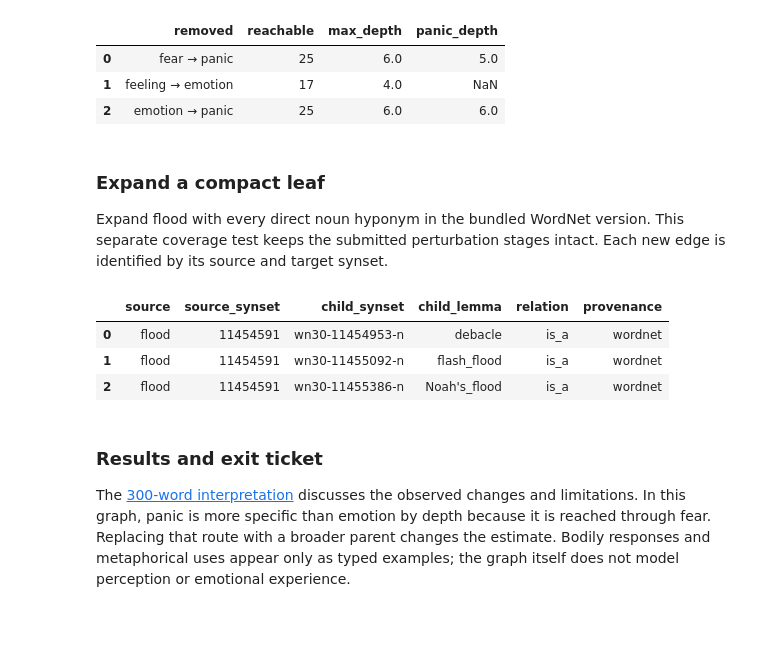
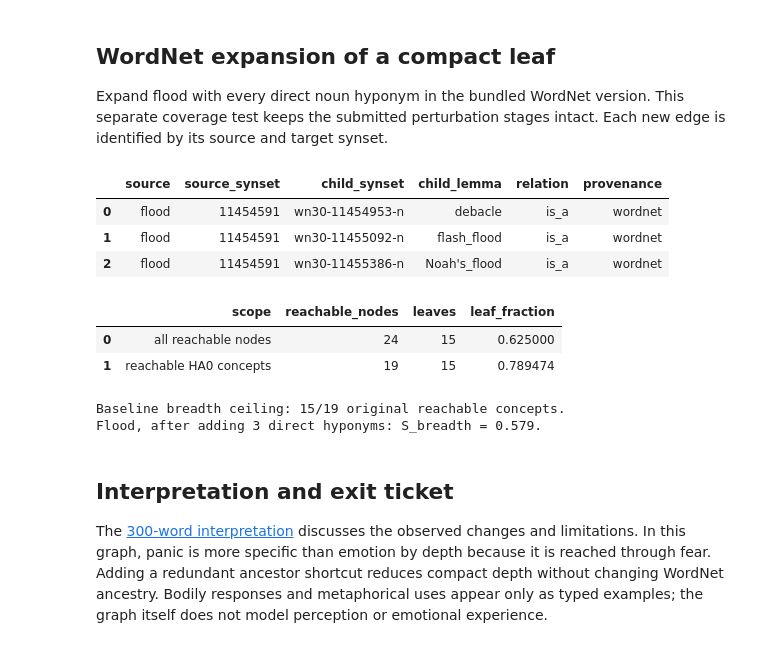
Before and after one commit to nnevdokimov/embodied-ai-emotion-homework, a Jupyter notebook: HA2_Emotion/HA2_network.ipynb, the cells around one changed output. Saved outputs shown, nothing was run; the diff lists cells and outputs as text; code cells hidden in the pictures.

```diff
--- a/HA2_Emotion/HA2_network.ipynb
+++ b/HA2_Emotion/HA2_network.ipynb
@@ -665,66 +500,44 @@ display(depths)
-# %%
-single_removals = []
-for row in remove_rows.itertuples():
-    mask = (
-        added_edges.source.eq(row.source)
-        & added_edges.target.eq(row.target)
-        & added_edges.type.eq(row.type)
-    )
-    table = specificity_table(added_edges.loc[~mask]).set_index('id')
-    single_removals.append(
-        {
-            'removed': f'{row.source} → {row.target}',
-            'reachable': int(table.reachable.sum()),
-            'max_depth': table.depth_min.max(),
-            'panic_depth': table.loc['panic', 'depth_min'],
-        }
-    )
-single_removals = pd.DataFrame(single_removals)
-single_removals.to_csv(results_dir / 'single_removals.csv', index=False)
-display(single_removals)
-# %% [output]
-|  | removed | reachable | max_depth | panic_depth |
-| 0 | fear → panic | 25 | 6.0 | 5.0 |
-| 1 | feeling → emotion | 17 | 4.0 | NaN |
-| 2 | emotion → panic | 25 | 6.0 | 6.0 |
 # %% [markdown]
-### Expand a compact leaf
+## WordNet expansion of a compact leaf
 
 Expand flood with every direct noun hyponym in the bundled WordNet version. This separate coverage test keeps the submitted perturbation stages intact. Each new edge is identified by its source and target synset.
 # %%
-expanded = baseline_taxonomy.copy()
+expanded = T0.copy()
 expansion = []
 for offset, parents in wordnet_parents.items():
     if offsets['flood'] in parents:
         child = 'wn30-' + offset + '-n'
         expanded.add_edge('flood', child)
-        expansion.append(
-            {
-                'source': 'flood',
-                'source_synset': offsets['flood'],
-                'child_synset': child,
-                'child_lemma': wordnet_lemmas[offset][0],
-                'relation': 'is_a',
-                'provenance': 'wordnet',
-            }
-        )
+        expansion.append({'source': 'flood', 'source_synset': offsets['flood'],
+                          'child_synset': child, 'child_lemma': wordnet_lemmas[offset][0],
+                          'relation': 'is_a', 'provenance': 'wordnet'})
 expansion = pd.DataFrame(expansion)
 expansion.to_csv(results_dir / 'flood_hyponyms.csv', index=False)
 display(expansion)
 count = len(nx.descendants(expanded, 'flood'))
 max_count = len(nx.descendants(expanded, ROOT))
-expanded_score = 1 - np.log1p(count) / np.log1p(max_count)
+expanded_score = 1 - np.log1p(count)/np.log1p(max_count)
 original = baseline[baseline.id.isin(ha0.term) & baseline.reachable]
-print(
-    f'Baseline breadth ceiling: {original.S_breadth.eq(1).sum()}/{len(original)} original reachable concepts.'
-)
+coverage = []
+for scope, table in [('all reachable nodes', baseline.loc[baseline.reachable]), ('reachable HA0 concepts', original)]:
+    leaves = int(table.descendants.eq(0).sum())
+    coverage.append({'scope': scope, 'reachable_nodes': len(table), 'leaves': leaves, 'leaf_fraction': leaves / len(table)})
+coverage = pd.DataFrame(coverage)
+coverage.to_csv(results_dir / 'coverage_summary.csv', index=False)
+display(coverage)
+print(f'Baseline breadth ceiling: {original.S_breadth.eq(1).sum()}/{len(original)} original reachable concepts.')
 print(f'Flood, after adding {count} direct hyponyms: S_breadth = {expanded_score:.3f}.')
 # %% [output]
 |  | source | source_synset | child_synset | child_lemma | relation | provenance |
 | 0 | flood | 11454591 | wn30-11454953-n | debacle | is_a | wordnet |
 | 1 | flood | 11454591 | wn30-11455092-n | flash_flood | is_a | wordnet |
 | 2 | flood | 11454591 | wn30-11455386-n | Noah's_flood | is_a | wordnet |
+|  | scope | reachable_nodes | leaves | leaf_fraction |
+| 0 | all reachable nodes | 24 | 15 | 0.625000 |
+| 1 | reachable HA0 concepts | 19 | 15 | 0.789474 |
+Baseline breadth ceiling: 15/19 original reachable concepts.
+Flood, after adding 3 direct hyponyms: S_breadth = 0.579.
 # %% [markdown]
-### Results and exit ticket
+## Interpretation and exit ticket
 
-The [300-word interpretation](interpretation.md) discusses the observed changes and limitations. In this graph, panic is more specific than emotion by depth because it is reached through fear. Replacing that route with a broader parent changes the estimate. Bodily responses and metaphorical uses appear only as typed examples; the graph itself does not model perception or emotional experience.
+The [300-word interpretation](interpretation.md) discusses the observed changes and limitations. In this graph, panic is more specific than emotion by depth because it is reached through fear. Adding a redundant ancestor shortcut reduces compact depth without changing WordNet ancestry. Bodily responses and metaphorical uses appear only as typed examples; the graph itself does not model perception or emotional experience.
```
Also changed, not shown: parts of 26 cells of this notebook, 20 other files.
